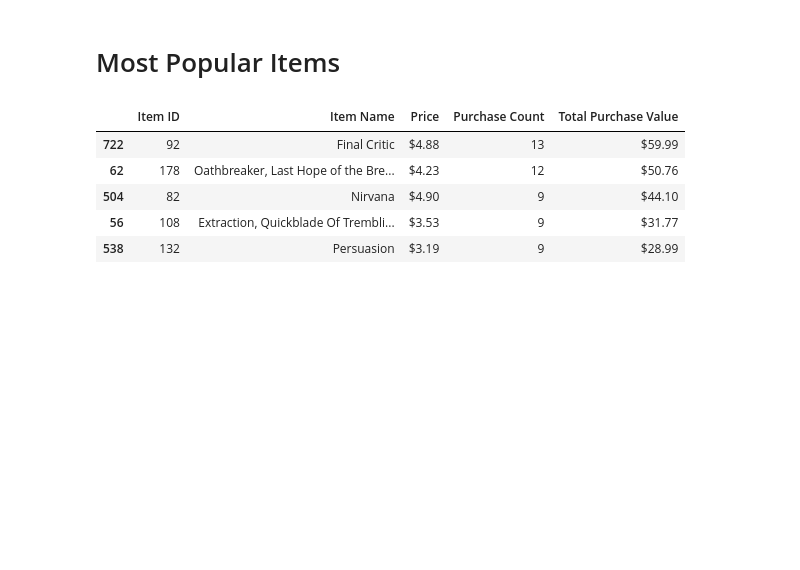
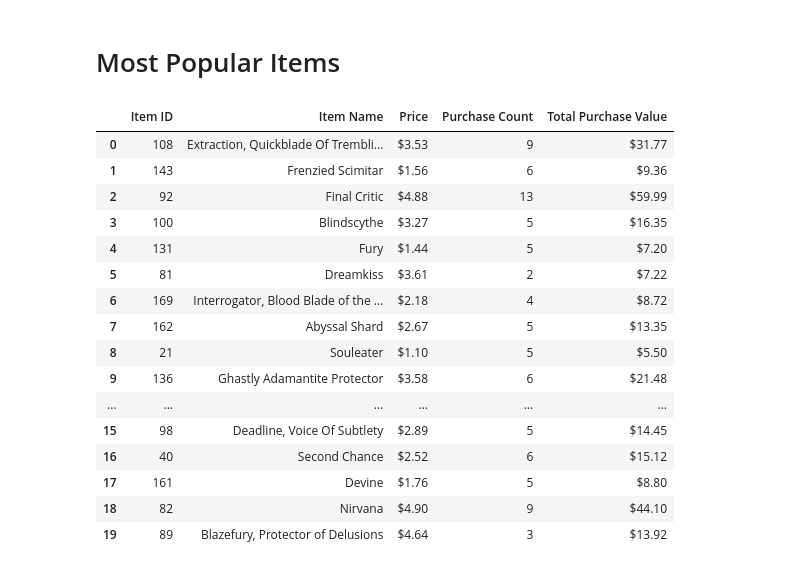
Before and after one commit to caiti326/pandas-challenge, a Jupyter notebook: HeroesOfPymoli/HeroesOfPymoliAnalysis.ipynb, the cells around one changed output. Drawn from its saved outputs; the diff is of its cells as text; code cells hidden in the pictures; blank space fills up the shorter version.

```diff
--- a/HeroesOfPymoli/HeroesOfPymoliAnalysis.ipynb
+++ b/HeroesOfPymoli/HeroesOfPymoliAnalysis.ipynb
@@ -217,36 +208,48 @@ sorted_spend_df.head()
 # %%
 # Retrieve the Item ID, Item Name, and Item Price columns
 items_data = purchase_data.loc[:,['Item ID', 'Item Name', 'Price']]
 
 # Save as new df
 items_df = pd.DataFrame(items_data)
 
 # Run basic calculations:
 # Purchase count
 items_count = items_data.groupby(['Item ID', 'Item Name']).count()['Price']
 
 # Total purchase value
 items_total_value = items_data.groupby(['Item ID', 'Item Name']).sum()['Price']
 
 # Create data frame to hold
 pop_df = pd.DataFrame({'Purchase Count': items_count, 'Total Purchase Value': items_total_value})
 
 # Join the two data frames on Item ID
 popular_items_df = items_df.merge(pop_df, how='left', on=['Item ID'])
 
 # Sort by Purchase Count
-popular_items_df.sort_values(['Purchase Count'], ascending=[False], inplace=True)
+popular_items_df.sort_values(['Purchase Count'], ascending=[False])
 
 # Format Price and Total Purchase Value columns
 popular_items_df['Price'] = popular_items_df['Price'].map('${:,.2f}'.format)
 popular_items_df['Total Purchase Value'] = popular_items_df['Total Purchase Value'].map('${:,.2f}'.format)
 
 # Drop duplicate rows based on Item ID and display the top five products
-popular_items_df.drop_duplicates(['Item ID']).head()
+# popular_items_df.drop_duplicates(['Item ID']).head(10)
+popular_items_df.head(20)
 # %% [output]
 |  | Item ID | Item Name | Price | Purchase Count | Total Purchase Value |
-| 722 | 92 | Final Critic | $4.88 | 13 | $59.99 |
-| 62 | 178 | Oathbreaker, Last Hope of the Bre... | $4.23 | 12 | $50.76 |
-| 504 | 82 | Nirvana | $4.90 | 9 | $44.10 |
-| 56 | 108 | Extraction, Quickblade Of Trembli... | $3.53 | 9 | $31.77 |
-| 538 | 132 | Persuasion | $3.19 | 9 | $28.99 |
+| 0 | 108 | Extraction, Quickblade Of Trembli... | $3.53 | 9 | $31.77 |
+| 1 | 143 | Frenzied Scimitar | $1.56 | 6 | $9.36 |
+| 2 | 92 | Final Critic | $4.88 | 13 | $59.99 |
+| 3 | 100 | Blindscythe | $3.27 | 5 | $16.35 |
+| 4 | 131 | Fury | $1.44 | 5 | $7.20 |
+| 5 | 81 | Dreamkiss | $3.61 | 2 | $7.22 |
+| 6 | 169 | Interrogator, Blood Blade of the ... | $2.18 | 4 | $8.72 |
+| 7 | 162 | Abyssal Shard | $2.67 | 5 | $13.35 |
+| 8 | 21 | Souleater | $1.10 | 5 | $5.50 |
+| 9 | 136 | Ghastly Adamantite Protector | $3.58 | 6 | $21.48 |
+| ... | ... | ... | ... | ... | ... |
+| 15 | 98 | Deadline, Voice Of Subtlety | $2.89 | 5 | $14.45 |
+| 16 | 40 | Second Chance | $2.52 | 6 | $15.12 |
+| 17 | 161 | Devine | $1.76 | 5 | $8.80 |
+| 18 | 82 | Nirvana | $4.90 | 9 | $44.10 |
+| 19 | 89 | Blazefury, Protector of Delusions | $4.64 | 3 | $13.92 |
```
Also changed, not shown: parts of 5 cells of this notebook.
